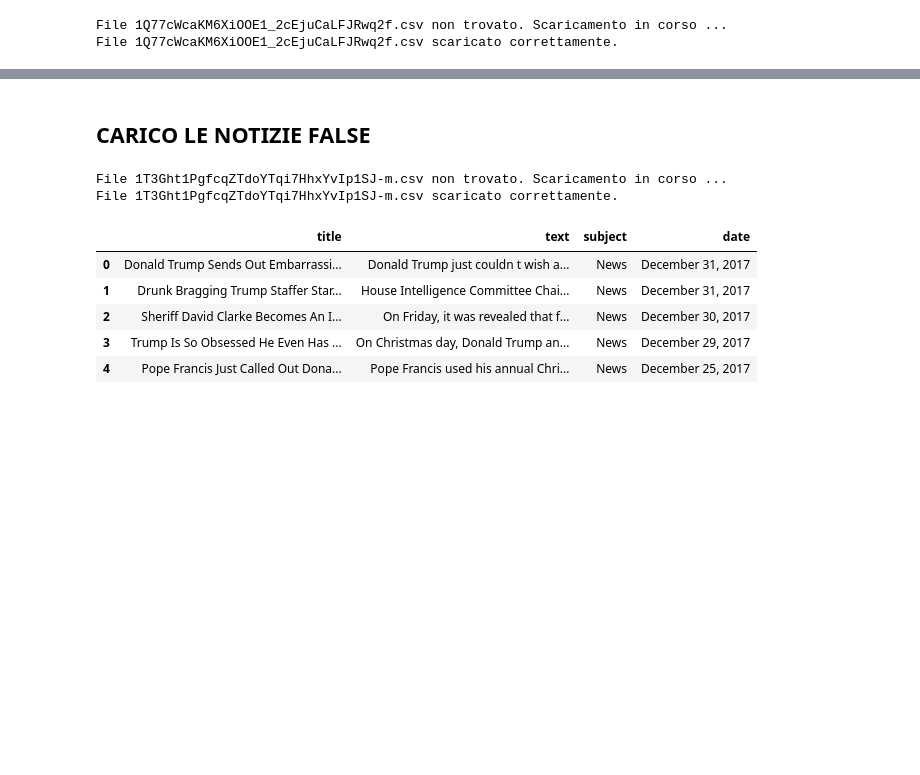
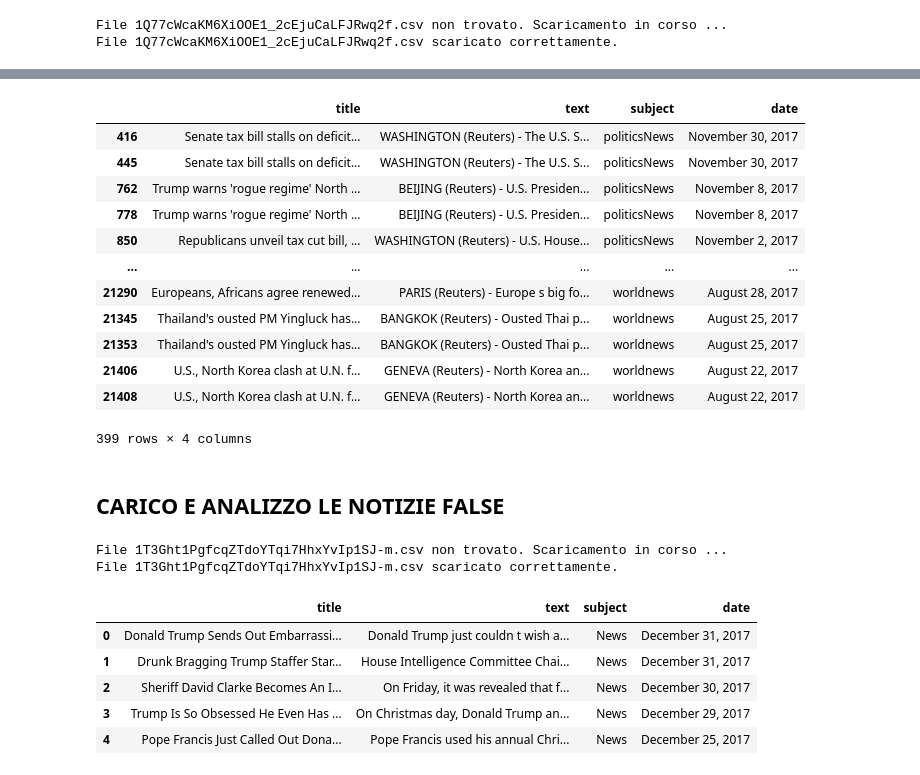
Before and after one commit to cdario79/FiltroFakeNews, a Jupyter notebook: Filtro_per_Fake_News.ipynb, the cells around one changed output, grey strips where cells are left out. Cells and saved outputs as stored; diff of their text form; code cells hidden in the pictures; blank space fills up the shorter version.

```diff
--- a/Filtro_per_Fake_News.ipynb
+++ b/Filtro_per_Fake_News.ipynb
@@ -223,10 +220,28 @@ df_true.head()
+# %%
+true_duplicated_rows = df_true[df_true.duplicated(keep=False)]
+true_duplicated_rows
+# %% [output]
+|  | title | text | subject | date |
+| 416 | Senate tax bill stalls on deficit... | WASHINGTON (Reuters) - The U.S. S... | politicsNews | November 30, 2017 |
+| 445 | Senate tax bill stalls on deficit... | WASHINGTON (Reuters) - The U.S. S... | politicsNews | November 30, 2017 |
+| 762 | Trump warns 'rogue regime' North ... | BEIJING (Reuters) - U.S. Presiden... | politicsNews | November 8, 2017 |
+| 778 | Trump warns 'rogue regime' North ... | BEIJING (Reuters) - U.S. Presiden... | politicsNews | November 8, 2017 |
+| 850 | Republicans unveil tax cut bill, ... | WASHINGTON (Reuters) - U.S. House... | politicsNews | November 2, 2017 |
+| ... | ... | ... | ... | ... |
+| 21290 | Europeans, Africans agree renewed... | PARIS (Reuters) - Europe s big fo... | worldnews | August 28, 2017 |
+| 21345 | Thailand's ousted PM Yingluck has... | BANGKOK (Reuters) - Ousted Thai p... | worldnews | August 25, 2017 |
+| 21353 | Thailand's ousted PM Yingluck has... | BANGKOK (Reuters) - Ousted Thai p... | worldnews | August 25, 2017 |
+| 21406 | U.S., North Korea clash at U.N. f... | GENEVA (Reuters) - North Korea an... | worldnews | August 22, 2017 |
+| 21408 | U.S., North Korea clash at U.N. f... | GENEVA (Reuters) - North Korea an... | worldnews | August 22, 2017 |
+399 rows × 4 columns
 # %% [markdown]
-## CARICO LE NOTIZIE FALSE
+## CARICO E ANALIZZO LE NOTIZIE FALSE
-# %%
-original_fake_news_csv_path = download_csv_from_google_drive(ORIGINAL_FAKE_NEWS_DATA_FILE_GDRIVE_ID)
-# %% [output]
-File 1T3Ght1PgfcqZTdoYTqi7HhxYvIp1SJ-m.csv non trovato. Scaricamento in corso ...
-File 1T3Ght1PgfcqZTdoYTqi7HhxYvIp1SJ-m.csv scaricato correttamente.
+# %%
+ORIGINAL_FAKE_NEWS_DATA_FILE_GDRIVE_ID = '1T3Ght1PgfcqZTdoYTqi7HhxYvIp1SJ-m'
+original_fake_news_csv_path = download_csv_from_google_drive(ORIGINAL_FAKE_NEWS_DATA_FILE_GDRIVE_ID)
+# %% [output]
+File 1T3Ght1PgfcqZTdoYTqi7HhxYvIp1SJ-m.csv non trovato. Scaricamento in corso ...
+File 1T3Ght1PgfcqZTdoYTqi7HhxYvIp1SJ-m.csv scaricato correttamente.
 # %%
 df_fake = pd.read_csv(original_fake_news_csv_path)
 df_fake.head()
```
Also changed, not shown: parts of 56 cells of this notebook.
